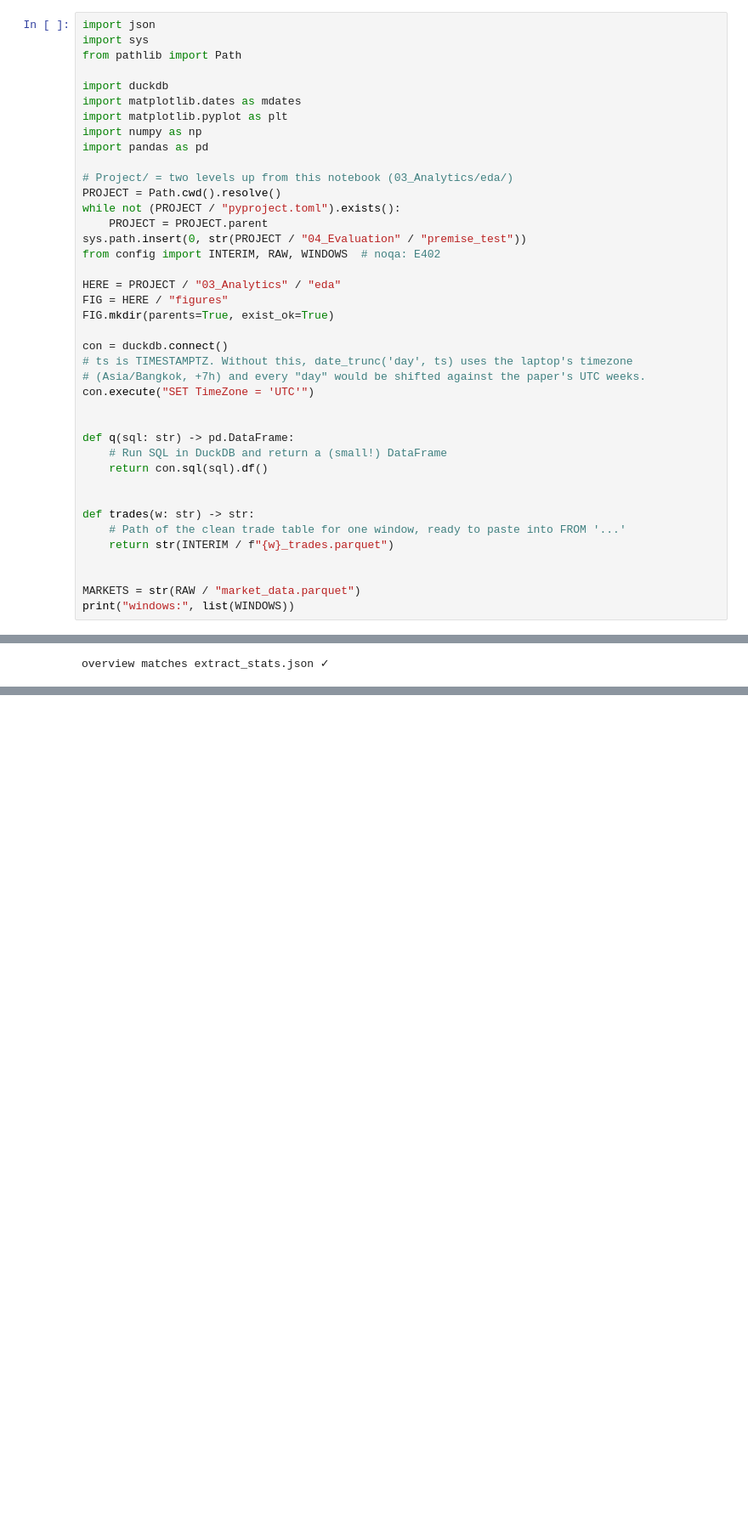
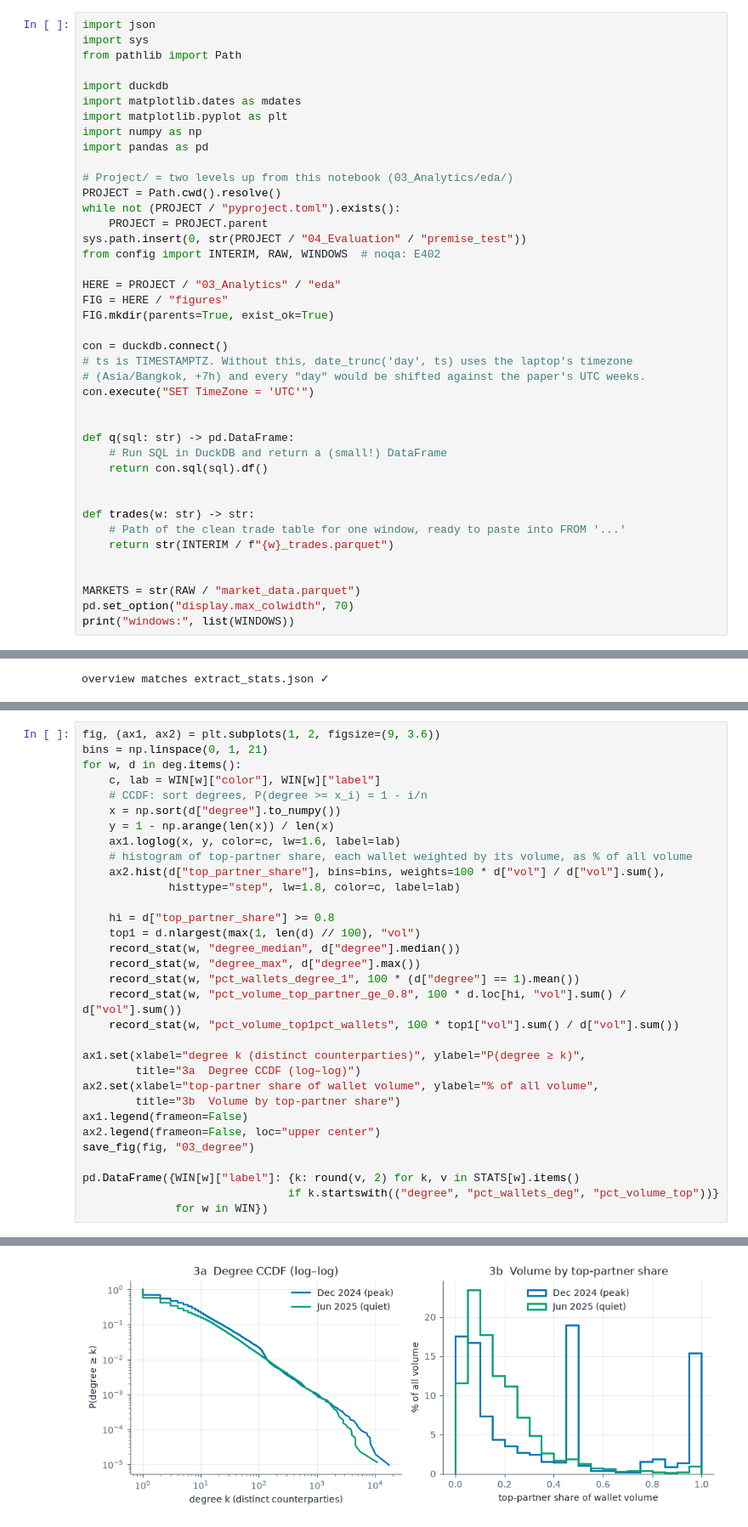
Before and after one commit to Xhazerie/polymarket-detecting-wash-trading, a Jupyter notebook: 03_Analytics/eda/eda_round1.ipynb, the cells around one changed output, grey strips where cells are left out. Shown at 85% size. Drawn from its saved outputs; the diff is of its cells as text; blank space fills up the shorter version.

```diff
--- a/03_Analytics/eda/eda_round1.ipynb
+++ b/03_Analytics/eda/eda_round1.ipynb
@@ -66,6 +83,7 @@ def trades(w: str) -> str:
 
 
 MARKETS = str(RAW / "market_data.parquet")
+pd.set_option("display.max_colwidth", 70)
 print("windows:", list(WINDOWS))
 # %% [output]
 windows: ['dec2024', 'jun2025']
@@ -428,0 +375,33 @@ print(json.dumps(STATS, indent=2, default=str))
+# %%
+fig, (ax1, ax2) = plt.subplots(1, 2, figsize=(9, 3.6))
+bins = np.linspace(0, 1, 21)
+for w, d in deg.items():
+    c, lab = WIN[w]["color"], WIN[w]["label"]
+    # CCDF: sort degrees, P(degree >= x_i) = 1 - i/n
+    x = np.sort(d["degree"].to_numpy())
+    y = 1 - np.arange(len(x)) / len(x)
+    ax1.loglog(x, y, color=c, lw=1.6, label=lab)
+    # histogram of top-partner share, each wallet weighted by its volume, as % of all volume
+    ax2.hist(d["top_partner_share"], bins=bins, weights=100 * d["vol"] / d["vol"].sum(),
+             histtype="step", lw=1.8, color=c, label=lab)
+
+    hi = d["top_partner_share"] >= 0.8
+    top1 = d.nlargest(max(1, len(d) // 100), "vol")
+    record_stat(w, "degree_median", d["degree"].median())
+    record_stat(w, "degree_max", d["degree"].max())
+    record_stat(w, "pct_wallets_degree_1", 100 * (d["degree"] == 1).mean())
+    record_stat(w, "pct_volume_top_partner_ge_0.8", 100 * d.loc[hi, "vol"].sum() / d["vol"].sum())
+    record_stat(w, "pct_volume_top1pct_wallets", 100 * top1["vol"].sum() / d["vol"].sum())
+
+ax1.set(xlabel="degree k (distinct counterparties)", ylabel="P(degree ≥ k)",
+        title="3a  Degree CCDF (log–log)")
+ax2.set(xlabel="top-partner share of wallet volume", ylabel="% of all volume",
+        title="3b  Volume by top-partner share")
+ax1.legend(frameon=False)
+ax2.legend(frameon=False, loc="upper center")
+save_fig(fig, "03_degree")
+
+pd.DataFrame({WIN[w]["label"]: {k: round(v, 2) for k, v in STATS[w].items()
+                               if k.startswith(("degree", "pct_wallets_deg", "pct_volume_top"))}
+              for w in WIN})
+# %% [output]
@@ -428,0 +414 @@ print(json.dumps(STATS, indent=2, default=str))
+[figure, added]
```
Also changed, not shown: parts of 80 cells of this notebook, 9 other files.
